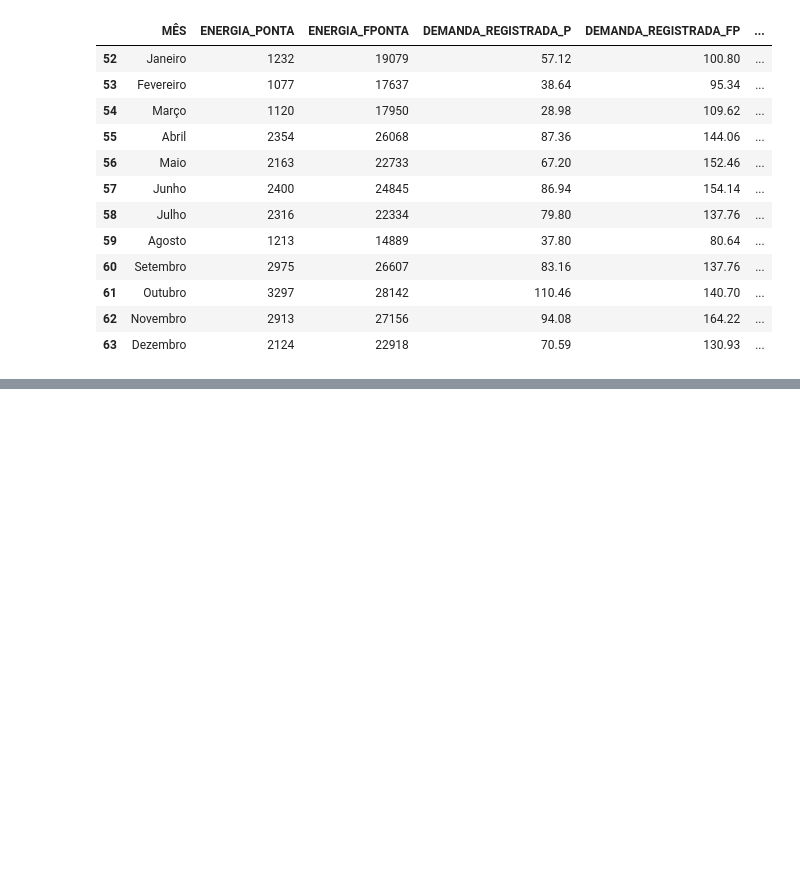
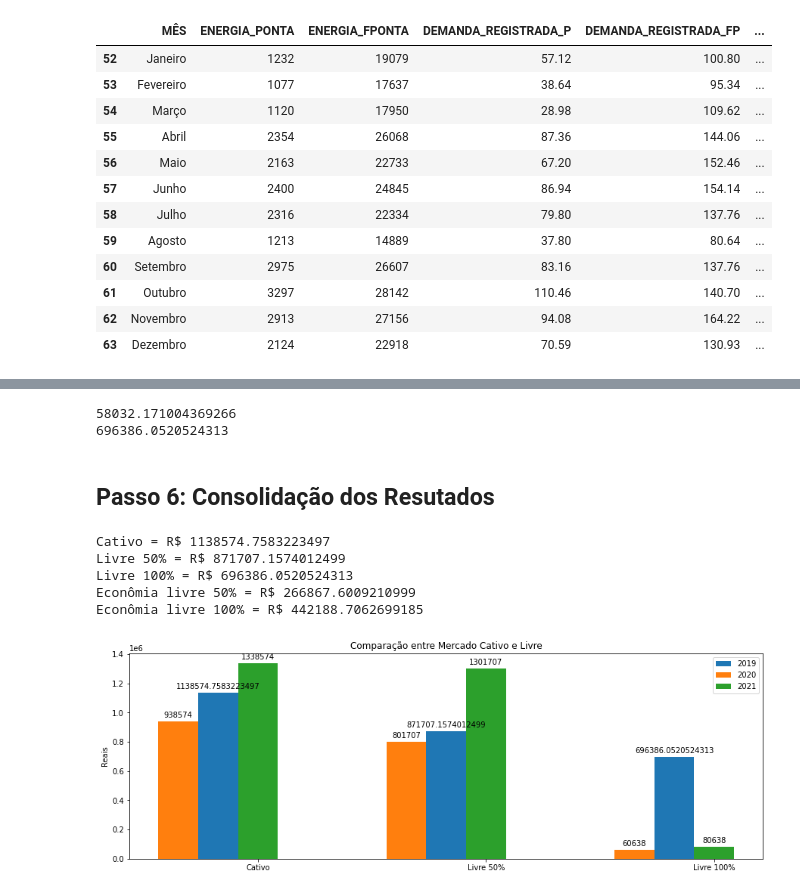
Before and after one commit to byronacunia/UFCA_estudo_mercado_livre, a Jupyter notebook: UFCA.ipynb, the cells around one changed output, grey strips where cells are left out. Saved outputs shown, nothing was run; the diff lists cells and outputs as text; code cells hidden in the pictures; blank space fills up the shorter version.

```diff
--- a/UFCA.ipynb
+++ b/UFCA.ipynb
@@ -72,0 +274,4 @@ X1
+# %%
+Consumo_Total=X1['ENERGIA_PONTA']+X1['ENERGIA_FPONTA']+X2['ENERGIA_PONTA']+X2['ENERGIA_FPONTA']+X3['ENERGIA_PONTA']+X3['ENERGIA_FPONTA']+X4['ENERGIA_PONTA']+X4['ENERGIA_FPONTA']
+MEDIA_Consumo_Total=Consumo_Total.mean()
+print(MEDIA_Consumo_Total)
@@ -72,0 +324,4 @@ X1
+# %%
+Valor_Energia_MWh=240
+TOTAL_Valor_Energia_MWh=Valor_Energia_MWh*12
+print(TOTAL_Valor_Energia_MWh)
@@ -72,0 +330,6 @@ X1
+# %%
+Conta_ML_50=TUSD_TOTAL_50+((Valor_Energia_MWh/1000)*Consumo_Total)
+MEDIA_Conta_ML_50=Conta_ML_50.mean()
+TOTAL_Conta_ML_50=Conta_ML_50.sum()
+print(MEDIA_Conta_ML_50)
+print(TOTAL_Conta_ML_50)
@@ -72,0 +339,23 @@ X1
+# %%
+Conta_ML_100=TUSD_TOTAL_100+((Valor_Energia_MWh/1000)*Consumo_Total)
+MEDIA_Conta_ML_100=Conta_ML_100.mean()
+TOTAL_Conta_ML_100=Conta_ML_100.sum()
+print(MEDIA_Conta_ML_100)
+print(TOTAL_Conta_ML_100)
+# %% [output]
+58032.171004369266
+696386.0520524313
+# %% [markdown]
+## Passo 6: Consolidação dos Resutados
+# %%
+print("Cativo = R$",Total_UCs_2019)
+print("Livre 50% = R$",TOTAL_Conta_ML_50)
+print("Livre 100% = R$",TOTAL_Conta_ML_100)
+print("Econômia livre 50% = R$",Total_UCs_2019-TOTAL_Conta_ML_50)
+print("Econômia livre 100% = R$",Total_UCs_2019-TOTAL_Conta_ML_100)
+# %% [output]
+Cativo = R$ 1138574.7583223497
+Livre 50% = R$ 871707.1574012499
+Livre 100% = R$ 696386.0520524313
+Econômia livre 50% = R$ 266867.6009210999
+Econômia livre 100% = R$ 442188.7062699185
@@ -72,0 +367,43 @@ X1
+# %%
+labels = ['Cativo', 'Livre 50%', 'Livre 100%']
+Resultados_2019 = [Total_UCs_2019, TOTAL_Conta_ML_50, TOTAL_Conta_ML_100]
+Resultados_2020 = [938574, 801707, 60638]
+Resultados_2021 = [1338574, 1301707, 80638]
+
+x = np.arange(len(labels))  # the label locations
+width = 0.35  # the width of the bars
+
+fig, ax = plt.subplots(figsize=(15, 5))
+rects1 = ax.bar(x - width/2, Resultados_2019, width/2, label='2019')
+rects2 = ax.bar(x - width, Resultados_2020, width/2, label='2020')
+rects3 = ax.bar(x, Resultados_2021, width/2, label='2021')
+
+# Add some text for labels, title and custom x-axis tick labels, etc.
+ax.set_ylabel('Reais')
+ax.set_title('Comparação entre Mercado Cativo e Livre')
+ax.set_xticks(x)
+ax.set_xticklabels(labels)
+ax.legend()
+
+
+def autolabel(rects):
+    """Attach a text label above each bar in *rects*, displaying its height."""
+    for rect in rects:
+        height = rect.get_height()
+        ax.annotate('{}'.format(height),
+                    xy=(rect.get_x() + rect.get_width() / 2, height),
+                    xytext=(0, 3),  # 3 points vertical offset
+                    textcoords="offset points",
+                    ha='center', va='bottom')
+
+
+autolabel(rects1)
+autolabel(rects2)
+autolabel(rects3)
+
+#figure(num=None, figsize=(15, 5), dpi=80, facecolor='w', edgecolor='k')
+#plt.figure(figsize=(40, 20))
+#fig.tight_layout()
+plt.show()
+# %% [output]
+[figure, added]
```
Also changed, not shown: parts of 32 cells of this notebook.
